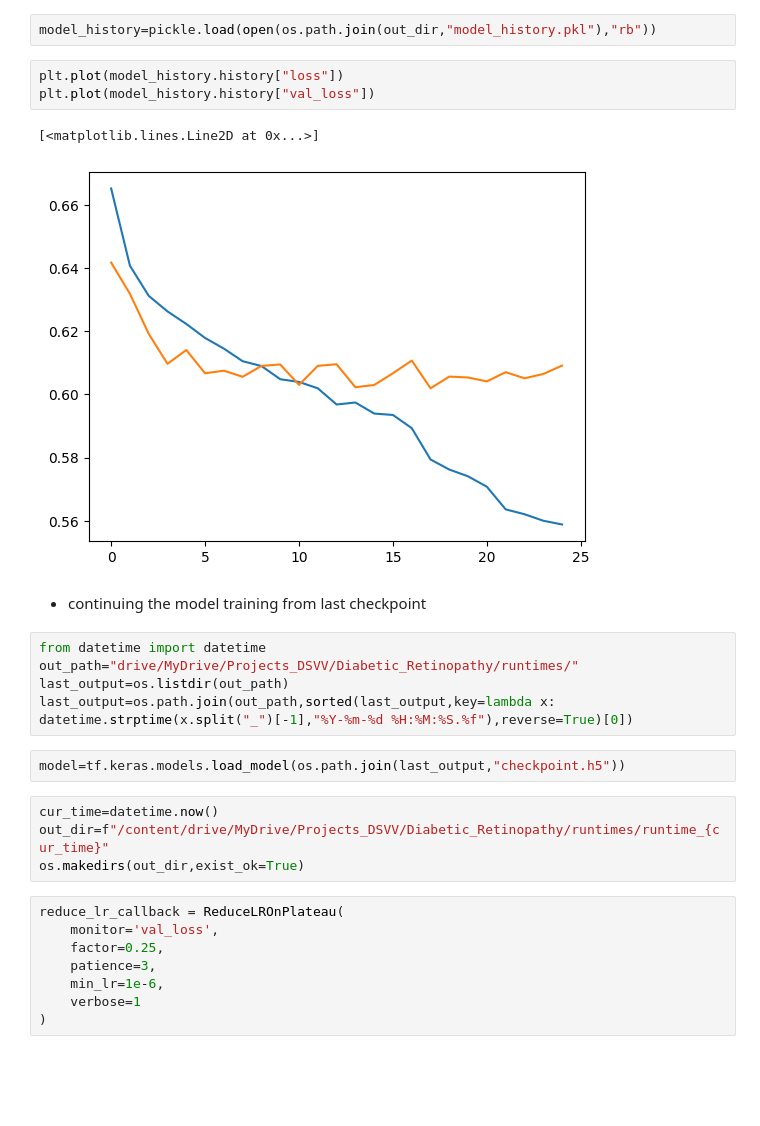
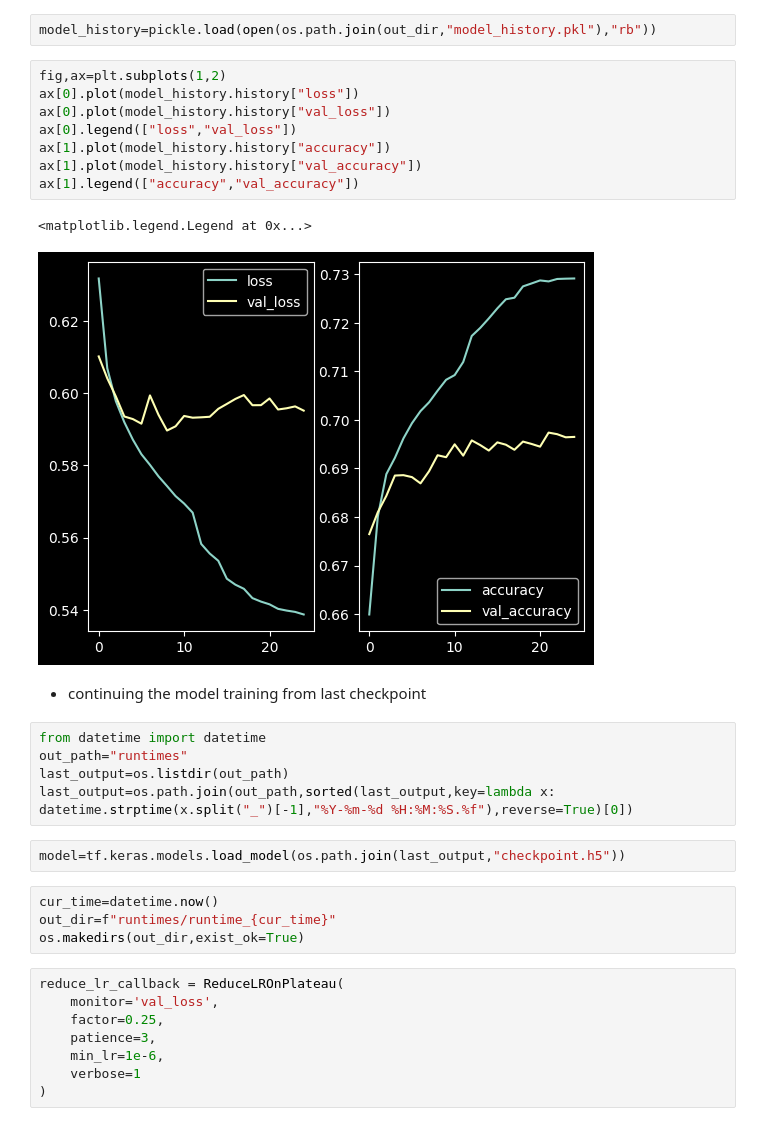
Before and after one commit to ravindra-pandey/Diabetic_Retinopathy, a Jupyter notebook: diabetic_retinopathy.ipynb, the cells around one changed output. Saved outputs shown, nothing was run; the diff lists cells and outputs as text; blank space fills up the shorter version.

Commit message:
retrained the model

```diff
--- a/diabetic_retinopathy.ipynb
+++ b/diabetic_retinopathy.ipynb
@@ -228,24 +237,29 @@ pickle.dump(history,open(os.path.join(out_dir,"model_history.pkl"),"wb"))
 pd.DataFrame(history.history).to_csv("final_model_history.csv")
 # %%
 model_history=pickle.load(open(os.path.join(out_dir,"model_history.pkl"),"rb"))
-# %%
-plt.plot(model_history.history["loss"])
-plt.plot(model_history.history["val_loss"])
-# %% [output]
-[<matplotlib.lines.Line2D at 0x...>]
-[figure, removed]
+# %%
+fig,ax=plt.subplots(1,2)
+ax[0].plot(model_history.history["loss"])
+ax[0].plot(model_history.history["val_loss"])
+ax[0].legend(["loss","val_loss"])
+ax[1].plot(model_history.history["accuracy"])
+ax[1].plot(model_history.history["val_accuracy"])
+ax[1].legend(["accuracy","val_accuracy"])
+# %% [output]
+<matplotlib.legend.Legend at 0x...>
+[figure, added]
 # %% [markdown]
 -  continuing the model training from last checkpoint
 # %%
 from datetime import datetime
-out_path="drive/MyDrive/Projects_DSVV/Diabetic_Retinopathy/runtimes/"
+out_path="runtimes"
 last_output=os.listdir(out_path)
 last_output=os.path.join(out_path,sorted(last_output,key=lambda x: datetime.strptime(x.split("_")[-1],"%Y-%m-%d %H:%M:%S.%f"),reverse=True)[0])
 # %%
 model=tf.keras.models.load_model(os.path.join(last_output,"checkpoint.h5"))
 # %%
 cur_time=datetime.now()
-out_dir=f"/content/drive/MyDrive/Projects_DSVV/Diabetic_Retinopathy/runtimes/runtime_{cur_time}"
+out_dir=f"runtimes/runtime_{cur_time}"
 os.makedirs(out_dir,exist_ok=True)
 # %%
 reduce_lr_callback = ReduceLROnPlateau(
```
Also changed, not shown: parts of 7 cells of this notebook, 4 other files.
